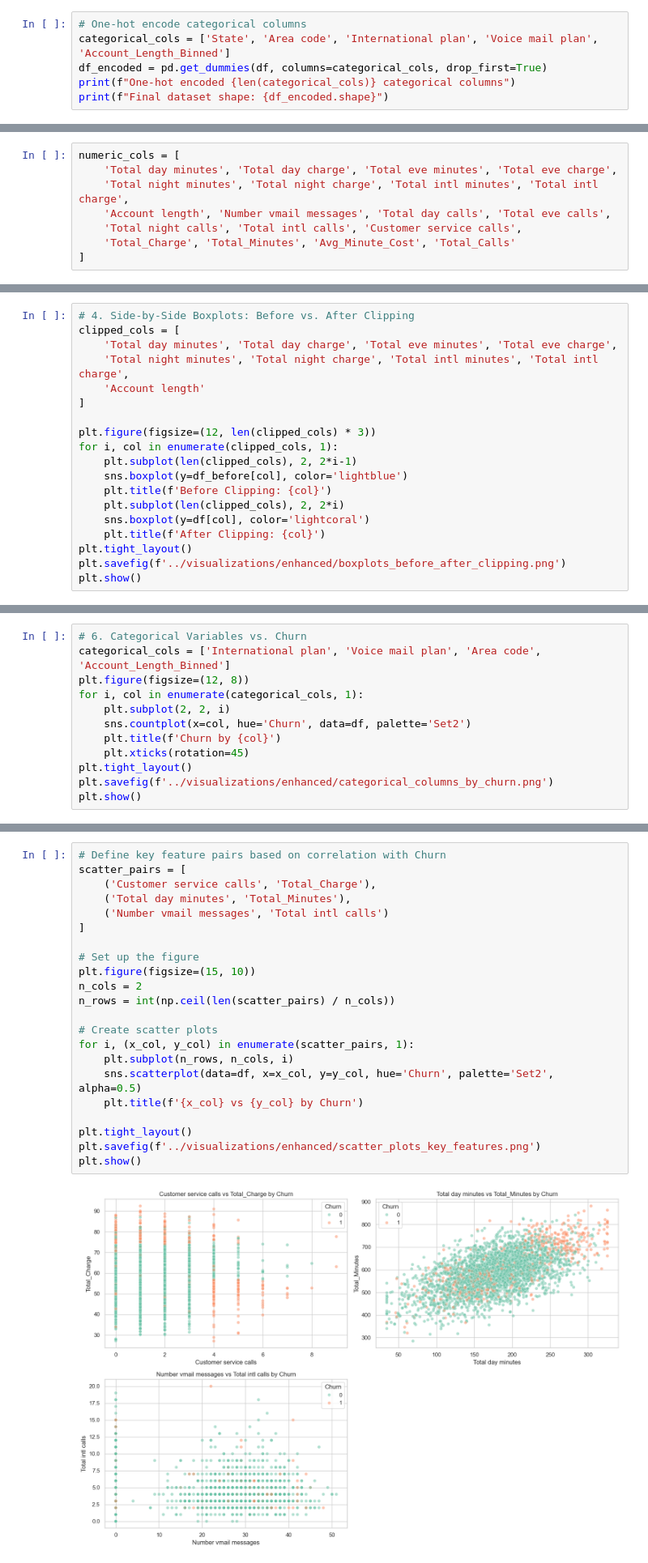
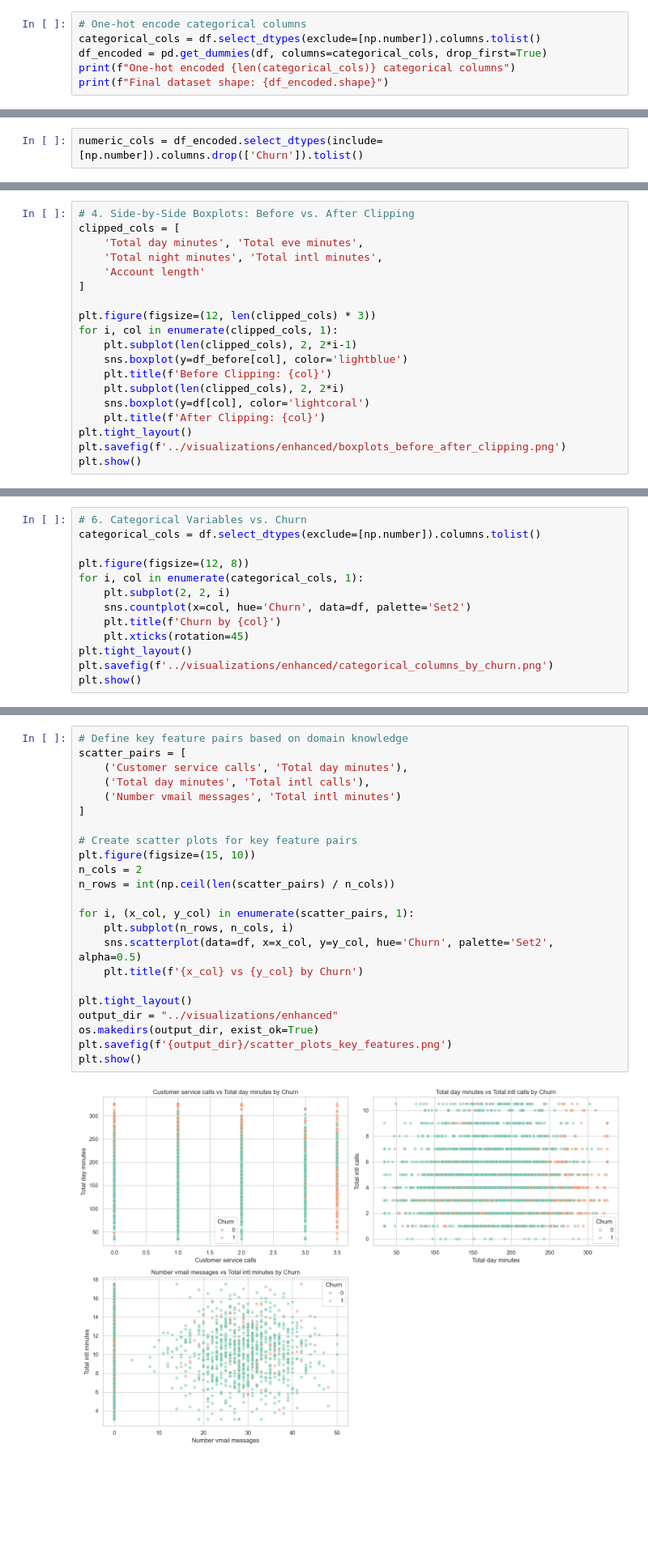
Before and after one commit to Reemsoliiman/customer-churn-prediction-analysis, a Jupyter notebook: notebooks/01_data_exploration.ipynb, the cells around one changed output, grey strips where cells are left out. Shown at 81% size. Cells and saved outputs as stored; diff of their text form; blank space fills up the shorter version.

```diff
--- a/notebooks/01_data_exploration.ipynb
+++ b/notebooks/01_data_exploration.ipynb
@@ -276,7 +247,7 @@ Churn converted to 0/1
 df['Area code'] = df['Area code'].astype(str)
 # %%
 # One-hot encode categorical columns
-categorical_cols = ['State', 'Area code', 'International plan', 'Voice mail plan', 'Account_Length_Binned']
+categorical_cols = df.select_dtypes(exclude=[np.number]).columns.tolist()
 df_encoded = pd.get_dummies(df, columns=categorical_cols, drop_first=True)
 print(f"One-hot encoded {len(categorical_cols)} categorical columns")
 print(f"Final dataset shape: {df_encoded.shape}")
@@ -294,13 +265,7 @@ Initial cleaned dataset saved with 3189 rows
 # 4. EXPLORATORY DATA ANALYSIS (VISUALIZATIONS)
 # ========================
 # %%
-numeric_cols = [
-    'Total day minutes', 'Total day charge', 'Total eve minutes', 'Total eve charge',
-    'Total night minutes', 'Total night charge', 'Total intl minutes', 'Total intl charge',
-    'Account length', 'Number vmail messages', 'Total day calls', 'Total eve calls',
-    'Total night calls', 'Total intl calls', 'Customer service calls',
-    'Total_Charge', 'Total_Minutes', 'Avg_Minute_Cost', 'Total_Calls'
-]
+numeric_cols = df_encoded.select_dtypes(include=[np.number]).columns.drop(['Churn']).tolist()
 # %%
 # 1. Histograms for Numerical Columns by Churn
 plt.figure(figsize=(15, 10))
@@ -359,8 +324,8 @@ Passing `palette` without assigning `hue` is deprecated and will be removed in v
 # %%
 # 4. Side-by-Side Boxplots: Before vs. After Clipping
 clipped_cols = [
-    'Total day minutes', 'Total day charge', 'Total eve minutes', 'Total eve charge',
-    'Total night minutes', 'Total night charge', 'Total intl minutes', 'Total intl charge',
+    'Total day minutes', 'Total eve minutes',
+    'Total night minutes', 'Total intl minutes',
     'Account length'
 ]
 
@@ -395,6 +360,7 @@ plt.show()
 # %%
 # 6. Categorical Variables vs. Churn
-categorical_cols = ['International plan', 'Voice mail plan', 'Area code', 'Account_Length_Binned']
+categorical_cols = df.select_dtypes(exclude=[np.number]).columns.tolist()
+
 plt.figure(figsize=(12, 8))
 for i, col in enumerate(categorical_cols, 1):
     plt.subplot(2, 2, i)
@@ -431,26 +397,27 @@ Passing `palette` without assigning `hue` is deprecated and will be removed in v
   sns.barplot(x=state_churn.values, y=state_churn.index, palette='Set2')
 [figure]
 # %%
-# Define key feature pairs based on correlation with Churn
+# Define key feature pairs based on domain knowledge
 scatter_pairs = [
-    ('Customer service calls', 'Total_Charge'),
-    ('Total day minutes', 'Total_Minutes'),
-    ('Number vmail messages', 'Total intl calls')
+    ('Customer service calls', 'Total day minutes'),
+    ('Total day minutes', 'Total intl calls'),
+    ('Number vmail messages', 'Total intl minutes')
 ]
 
-# Set up the figure
+# Create scatter plots for key feature pairs
 plt.figure(figsize=(15, 10))
 n_cols = 2
 n_rows = int(np.ceil(len(scatter_pairs) / n_cols))
 
-# Create scatter plots
 for i, (x_col, y_col) in enumerate(scatter_pairs, 1):
     plt.subplot(n_rows, n_cols, i)
     sns.scatterplot(data=df, x=x_col, y=y_col, hue='Churn', palette='Set2', alpha=0.5)
     plt.title(f'{x_col} vs {y_col} by Churn')
 
 plt.tight_layout()
-plt.savefig(f'../visualizations/enhanced/scatter_plots_key_features.png')
+output_dir = "../visualizations/enhanced"
+os.makedirs(output_dir, exist_ok=True)
+plt.savefig(f'{output_dir}/scatter_plots_key_features.png')
 plt.show()
 # %% [output]
-[figure, old version]
+[figure, new version]
```
Also changed, not shown: parts of 20 cells of this notebook, 22 other files.
